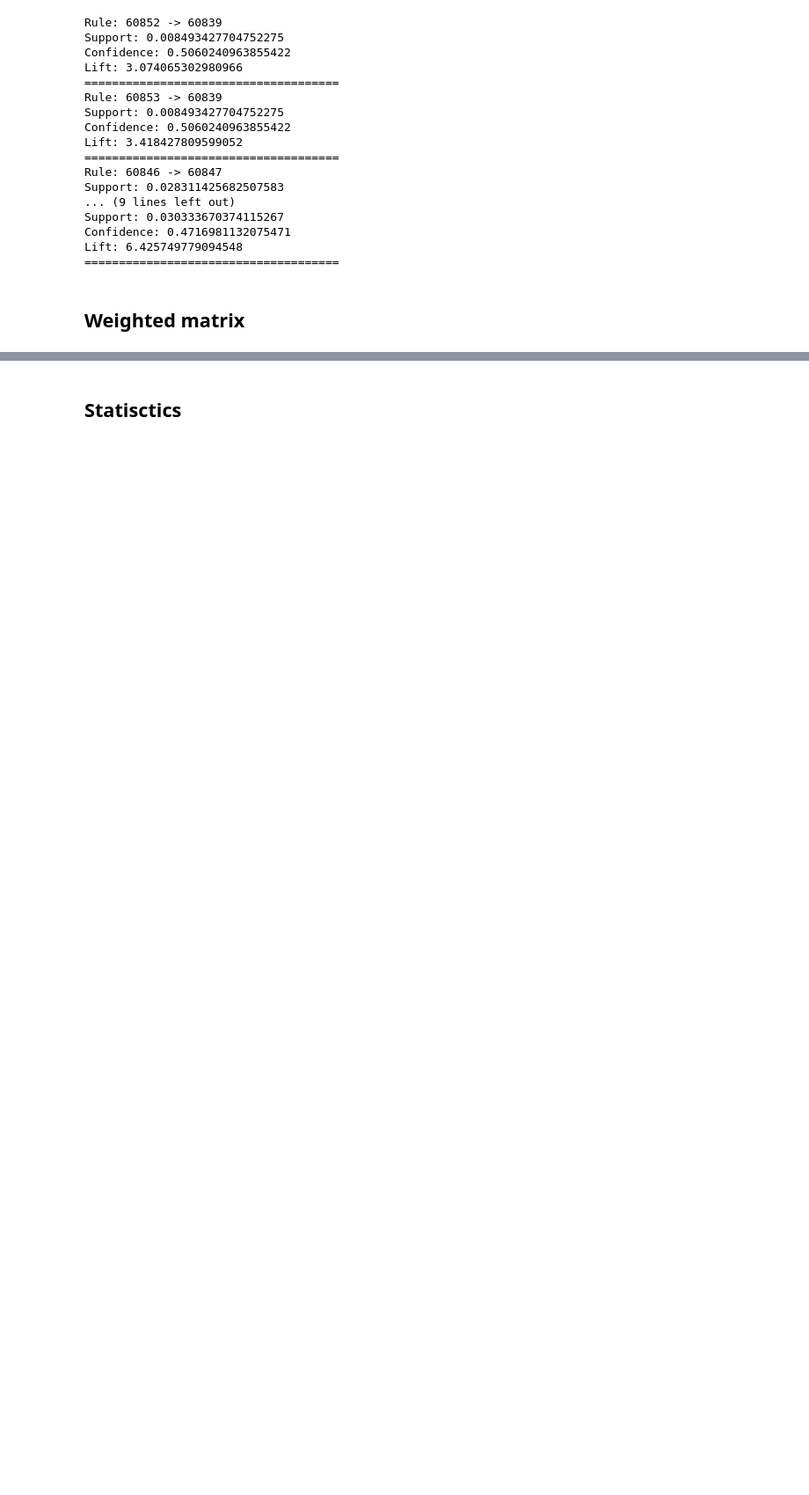
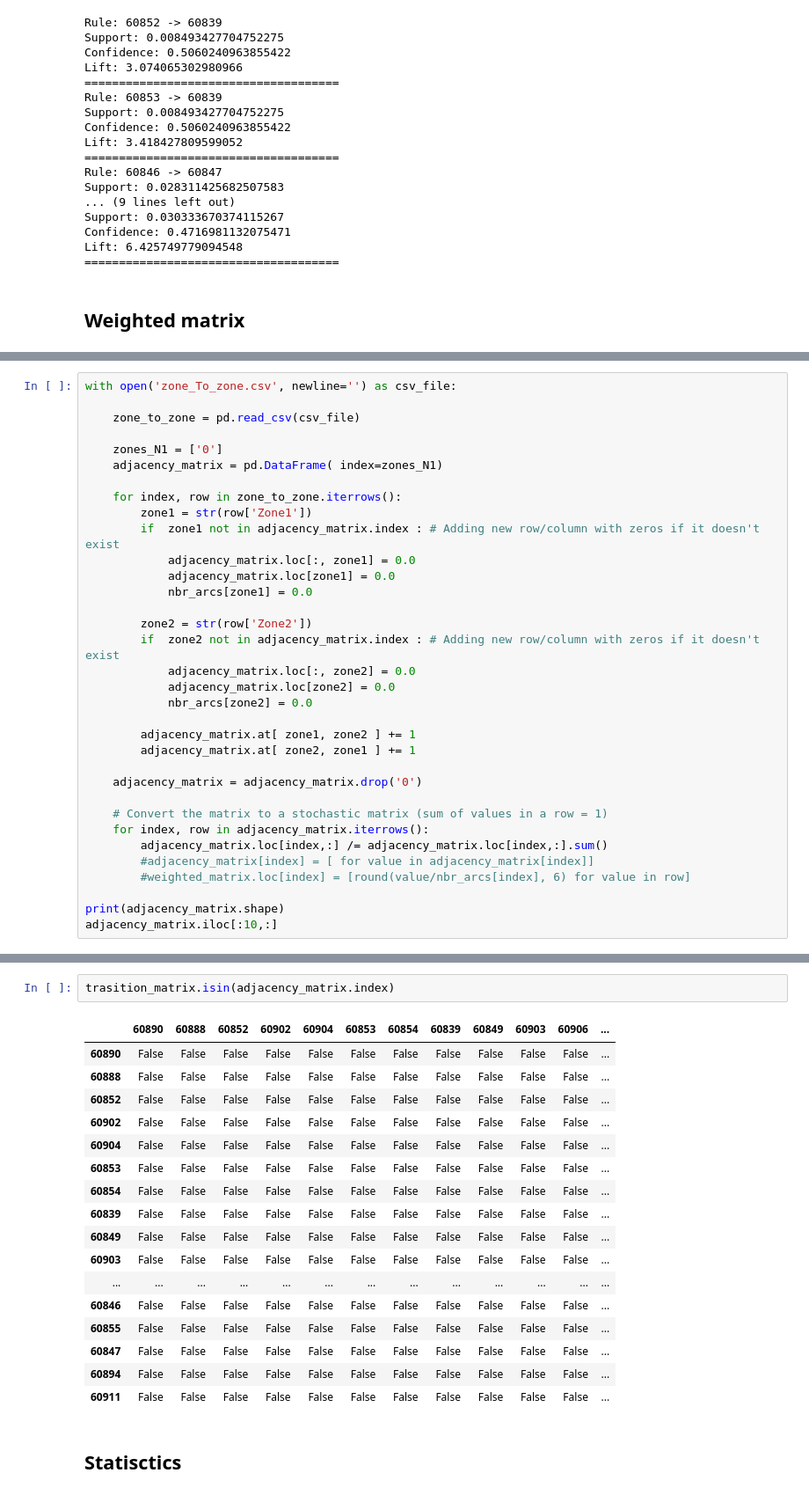
Before and after one commit to IndoorGen/LouvreIndoorTrajectoryGen, a Jupyter notebook: IndoorGenerator.ipynb, the cells around one changed output, grey strips where cells are left out. Shown at 88% size. Drawn from its saved outputs; the diff is of its cells as text; blank space fills up the shorter version.

Commit message:
Artificial matrix

```diff
--- a/IndoorGenerator.ipynb
+++ b/IndoorGenerator.ipynb
@@ -282,0 +315,34 @@ Transition matrix smaple :
+# %%
+with open('zone_To_zone.csv', newline='') as csv_file:
+
+    zone_to_zone = pd.read_csv(csv_file)
+
+    zones_N1 = ['0']
+    adjacency_matrix = pd.DataFrame( index=zones_N1)
+
+    for index, row in zone_to_zone.iterrows():
+        zone1 = str(row['Zone1'])
+        if  zone1 not in adjacency_matrix.index : # Adding new row/column with zeros if it doesn't exist
+            adjacency_matrix.loc[:, zone1] = 0.0
+            adjacency_matrix.loc[zone1] = 0.0
+            nbr_arcs[zone1] = 0.0
+
+        zone2 = str(row['Zone2'])
+        if  zone2 not in adjacency_matrix.index : # Adding new row/column with zeros if it doesn't exist
+            adjacency_matrix.loc[:, zone2] = 0.0
+            adjacency_matrix.loc[zone2] = 0.0
+            nbr_arcs[zone2] = 0.0
+
+        adjacency_matrix.at[ zone1, zone2 ] += 1
+        adjacency_matrix.at[ zone2, zone1 ] += 1
+
+    adjacency_matrix = adjacency_matrix.drop('0')
+
+    # Convert the matrix to a stochastic matrix (sum of values in a row = 1)
+    for index, row in adjacency_matrix.iterrows():
+        adjacency_matrix.loc[index,:] /= adjacency_matrix.loc[index,:].sum()
+        #adjacency_matrix[index] = [ for value in adjacency_matrix[index]]
+        #weighted_matrix.loc[index] = [round(value/nbr_arcs[index], 6) for value in row]
+
+print(adjacency_matrix.shape)
+adjacency_matrix.iloc[:10,:]
@@ -330,3 +389,23 @@ print(weighted_matrix.iloc[:10,:10])
+# %%
+trasition_matrix.isin(adjacency_matrix.index)
+# %% [output]
+|  | 60890 | 60888 | 60852 | 60902 | 60904 | 60853 | 60854 | 60839 | 60849 | 60903 | 60906 | ... |
+| 60890 | False | False | False | False | False | False | False | False | False | False | False | ... |
+| 60888 | False | False | False | False | False | False | False | False | False | False | False | ... |
+| 60852 | False | False | False | False | False | False | False | False | False | False | False | ... |
+| 60902 | False | False | False | False | False | False | False | False | False | False | False | ... |
+| 60904 | False | False | False | False | False | False | False | False | False | False | False | ... |
+| 60853 | False | False | False | False | False | False | False | False | False | False | False | ... |
+| 60854 | False | False | False | False | False | False | False | False | False | False | False | ... |
+| 60839 | False | False | False | False | False | False | False | False | False | False | False | ... |
+| 60849 | False | False | False | False | False | False | False | False | False | False | False | ... |
+| 60903 | False | False | False | False | False | False | False | False | False | False | False | ... |
+| ... | ... | ... | ... | ... | ... | ... | ... | ... | ... | ... | ... | ... |
+| 60846 | False | False | False | False | False | False | False | False | False | False | False | ... |
+| 60855 | False | False | False | False | False | False | False | False | False | False | False | ... |
+| 60847 | False | False | False | False | False | False | False | False | False | False | False | ... |
+| 60894 | False | False | False | False | False | False | False | False | False | False | False | ... |
+| 60911 | False | False | False | False | False | False | False | False | False | False | False | ... |
 # %% [markdown]
 ## Statisctics
 # %%
```
Also changed, not shown: parts of 9 cells of this notebook, 3 other files.
